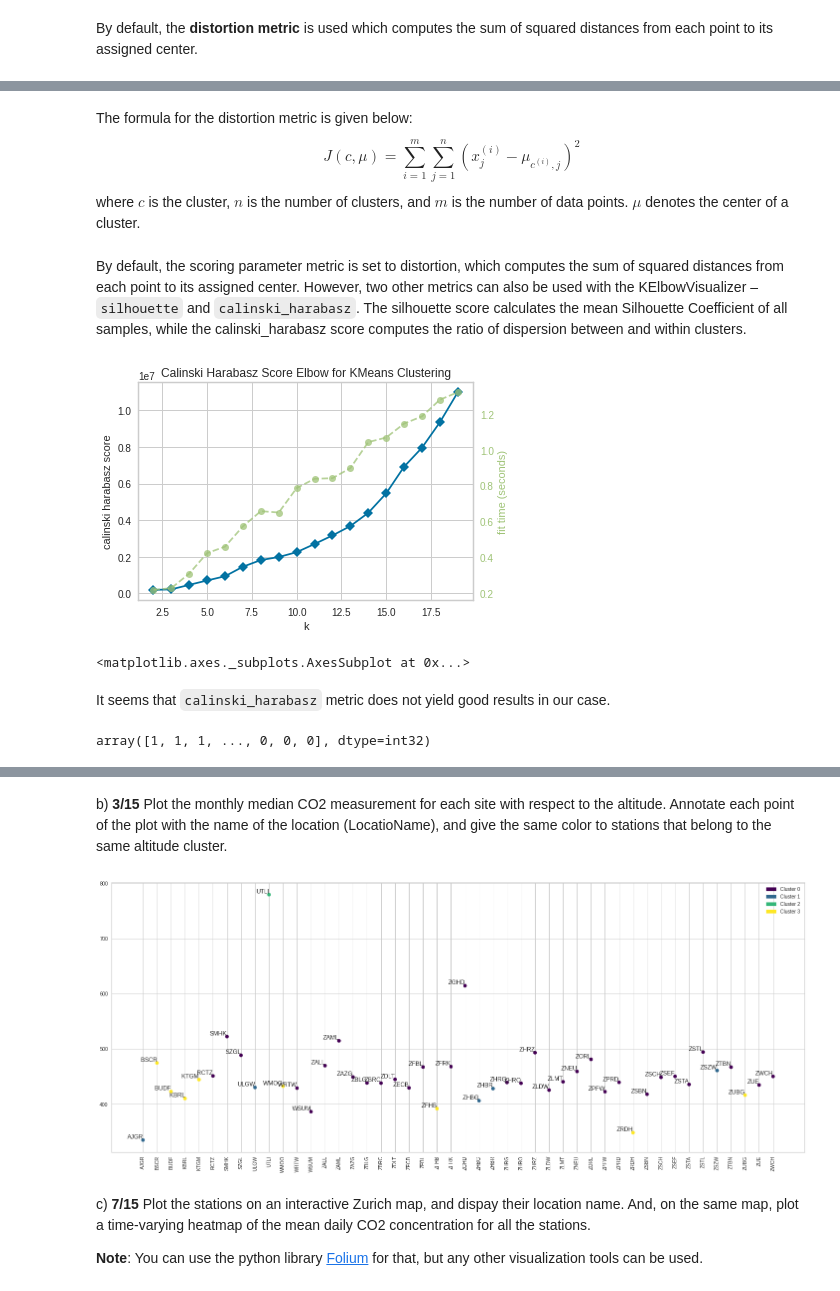
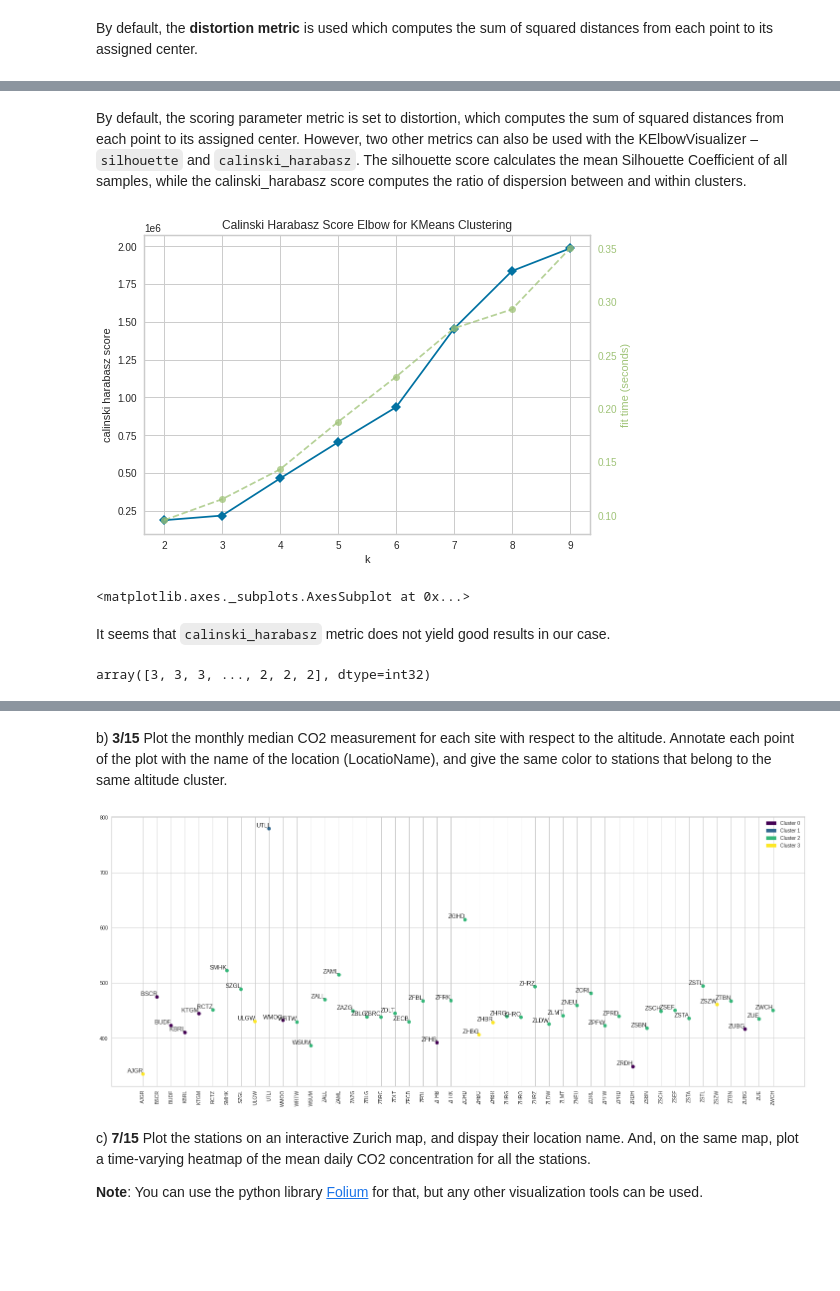
Before and after one commit to FurkanKarakas/dslab-homework-2, a Jupyter notebook: notebooks/DSLab_homework-2.ipynb, the cells around one changed output, grey strips where cells are left out. Saved outputs shown, nothing was run; the diff lists cells and outputs as text; code cells hidden in the pictures; blank space fills up the shorter version.

```diff
--- a/notebooks/DSLab_homework-2.ipynb
+++ b/notebooks/DSLab_homework-2.ipynb
@@ -321,17 +321,13 @@ visualizer.show()
 <matplotlib.axes._subplots.AxesSubplot at 0x...>
-# %% [markdown]
-The formula for the distortion metric is given below:
-$$J(c,\mu) =\sum^m_{i=1}\sum^n_{j=1} (x^{(i)}_j - \mu_{c^{(i)},j})^2$$
-where $c$ is the cluster, $n$ is the number of clusters, and $m$ is the number of data points. $\mu$ denotes the center of a cluster.
 # %% [markdown]
 By default, the scoring parameter metric is set to distortion, which computes the sum of squared distances from each point to its assigned center. However, two other metrics can also be used with the KElbowVisualizer – `silhouette` and `calinski_harabasz`. The silhouette score calculates the mean Silhouette Coefficient of all samples, while the calinski_harabasz score computes the ratio of dispersion between and within clusters.
 # %%
 # calinski_harabasz score
-visualizer = KElbowVisualizer(model, k=(2,20), metric='calinski_harabasz')
+visualizer = KElbowVisualizer(model, k=(2,10), metric='calinski_harabasz')
 visualizer.fit(altitudes)
 visualizer.show()
 # %% [output]
-[figure, old version]
+[figure, new version]
 <matplotlib.axes._subplots.AxesSubplot at 0x...>
 # %% [markdown]
 It seems that `calinski_harabasz` metric does not yield good results in our case.
@@ -341,7 +337,7 @@ It seems that `calinski_harabasz` metric does not yield good results in our case
 model = KMeans(n_clusters=4).fit(altitudes)
 model.labels_
 # %% [output]
-array([1, 1, 1, ..., 0, 0, 0], dtype=int32)
+array([3, 3, 3, ..., 2, 2, 2], dtype=int32)
 # %%
 df_final['cluster_ID'] = model.labels_
 df_final
@@ -383,7 +379,7 @@ for i in range(4):
 plt.legend(handles=handles)
 plt.show()
 # %% [output]
-[figure, old version]
+[figure, new version]
 # %% [markdown]
 c) **7/15** Plot the stations on an interactive Zurich map, and dispay their location name. And, on the same map, plot a time-varying heatmap of the mean daily CO2 concentration for all the stations.
 
```
Also changed, not shown: parts of 68 cells of this notebook.
